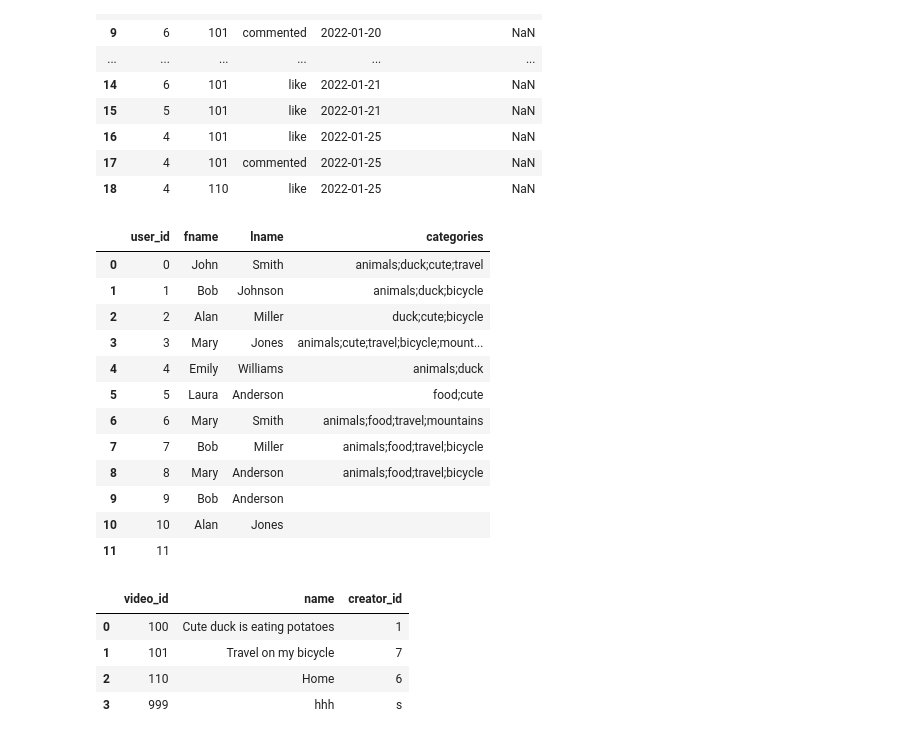
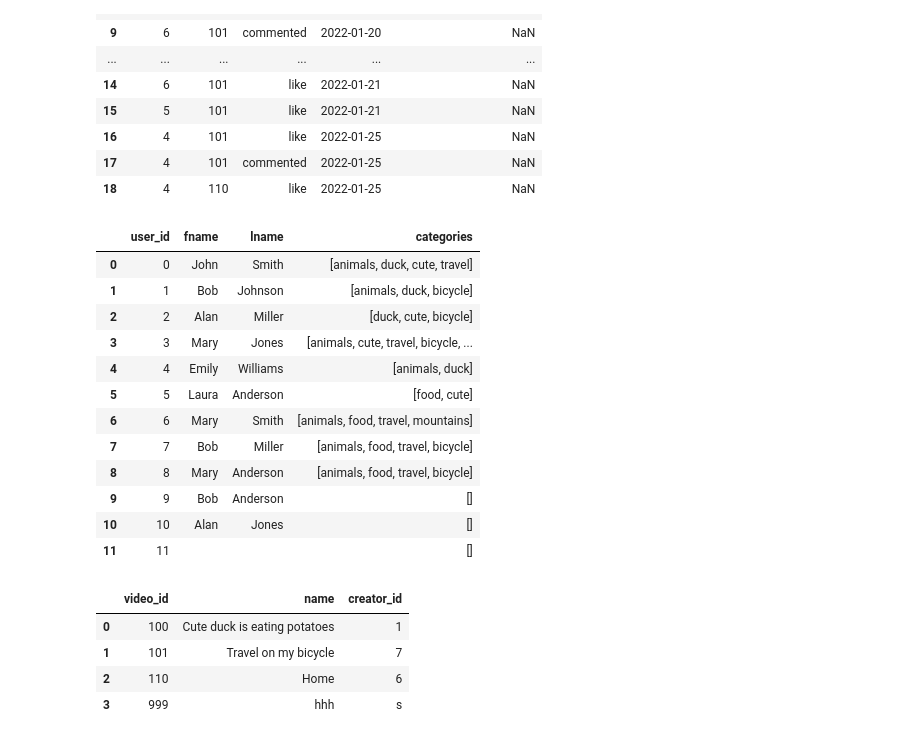
Before and after one commit to Armenmkhoyan/Data_Engineering, a Jupyter notebook: task_1/task_1.ipynb, the cells around one changed output. Cells and saved outputs as stored; diff of their text form; code cells hidden in the pictures.

```diff
--- a/task_1/task_1.ipynb
+++ b/task_1/task_1.ipynb
@@ -276,26 +246,27 @@ events
 # %%
 #change column users.id from str to int
 users['id'] = users['id'].astype(int)
 
 #rename column 'id' to 'user_id'
 users.rename(columns={'id': 'user_id'}, inplace=True)
 
 users = users[['user_id', 'fname', 'lname', 'categories']]
+users['categories'] = [elem.split(';') for elem in users['categories']]
 users
 # %% [output]
 |  | user_id | fname | lname | categories |
-| 0 | 0 | John | Smith | animals;duck;cute;travel |
-| 1 | 1 | Bob | Johnson | animals;duck;bicycle |
-| 2 | 2 | Alan | Miller | duck;cute;bicycle |
-| 3 | 3 | Mary | Jones | animals;cute;travel;bicycle;mount... |
-| 4 | 4 | Emily | Williams | animals;duck |
-| 5 | 5 | Laura | Anderson | food;cute |
-| 6 | 6 | Mary | Smith | animals;food;travel;mountains |
-| 7 | 7 | Bob | Miller | animals;food;travel;bicycle |
-| 8 | 8 | Mary | Anderson | animals;food;travel;bicycle |
-| 9 | 9 | Bob | Anderson |  |
-| 10 | 10 | Alan | Jones |  |
-| 11 | 11 |  |  |  |
+| 0 | 0 | John | Smith | [animals, duck, cute, travel] |
+| 1 | 1 | Bob | Johnson | [animals, duck, bicycle] |
+| 2 | 2 | Alan | Miller | [duck, cute, bicycle] |
+| 3 | 3 | Mary | Jones | [animals, cute, travel, bicycle, ... |
+| 4 | 4 | Emily | Williams | [animals, duck] |
+| 5 | 5 | Laura | Anderson | [food, cute] |
+| 6 | 6 | Mary | Smith | [animals, food, travel, mountains] |
+| 7 | 7 | Bob | Miller | [animals, food, travel, bicycle] |
+| 8 | 8 | Mary | Anderson | [animals, food, travel, bicycle] |
+| 9 | 9 | Bob | Anderson | [] |
+| 10 | 10 | Alan | Jones | [] |
+| 11 | 11 |  |  | [] |
 # %%
 # change type of column video['id'] from str to int
 videos['id'] = videos['id'].astype(int)
```
Also changed, not shown: parts of 30 cells of this notebook.
